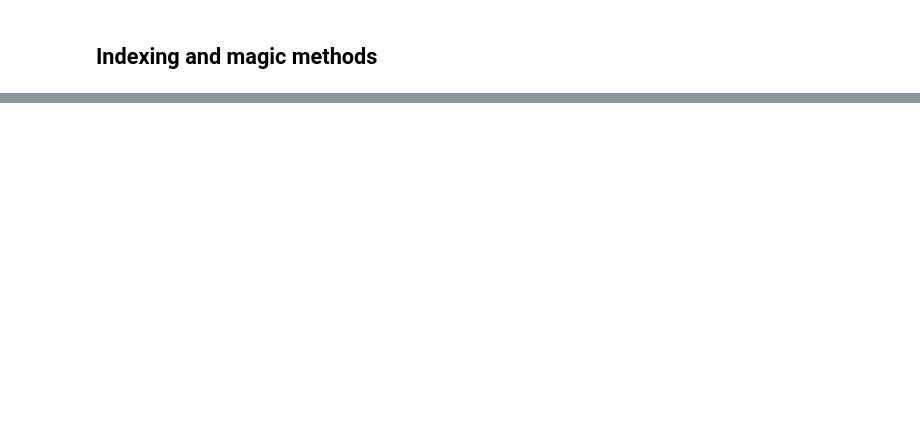
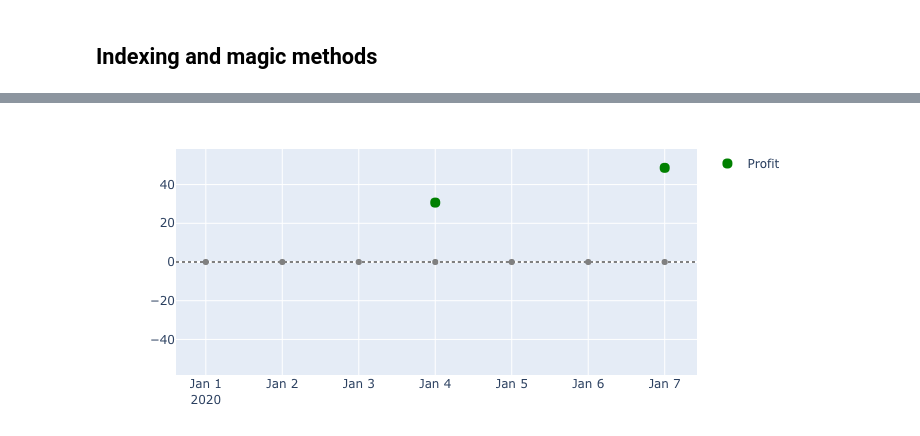
Before and after one commit to polakowo/vectorbt, a Jupyter notebook: portfolio.ipynb, the cells around one changed output, grey strips where cells are left out. Saved outputs shown, nothing was run; the diff lists cells and outputs as text; code cells hidden in the pictures; blank space fills up the shorter version.

```diff
--- a/portfolio.ipynb
+++ b/portfolio.ipynb
@@ -72,7 +72,7 @@ print(exits)
 2020-01-07   True  False  False  False
 Cannot cache compiled function "generate_random_after_nb" as it uses dynamic globals (such as ctypes pointers and large global arrays)
 # %%
-vbt.defaults.portfolio['investment'] = 100 # set investment in cash globally
+vbt.defaults.portfolio['init_capital'] = 100 # set init_capital in cash globally
 # %% [markdown]
 ## from_signals
 # %%
@@ -401,8 +403,8 @@ print(vbt.Portfolio.from_order_func(big_ts, order_func_nb).equity.shape)
 # %% [markdown]
 ## Indexing and magic methods
 # %%
-portfolio = vbt.Portfolio.from_signals(ts, entries, exits, commission=0.01)
-big_portfolio = vbt.Portfolio.from_signals(big_ts, big_entries, big_exits, commission=0.01)
+portfolio = vbt.Portfolio.from_signals(ts, entries, exits, fees=0.01)
+big_portfolio = vbt.Portfolio.from_signals(big_ts, big_entries, big_exits, fees=0.01)
 # %%
 print(portfolio.iloc[:, 0].equity)
 
@@ -798,0 +925,4 @@ dtype: float64
+# %%
+portfolio['a'].positions.plot_pnl().show_png()
+# %% [output]
+[figure, added]
```
Also changed, not shown: parts of 86 cells of this notebook, 23 other files.
